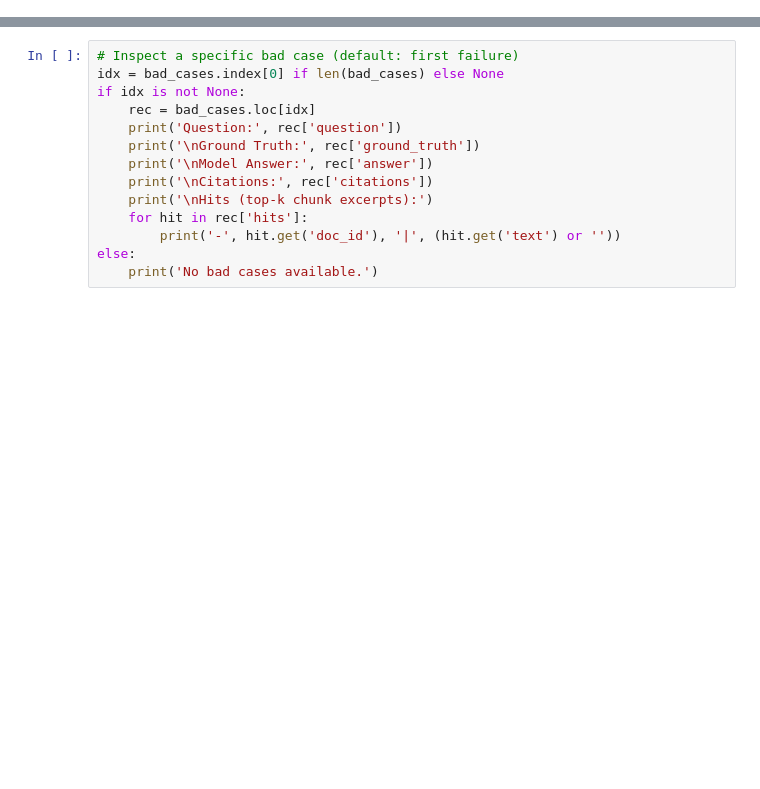
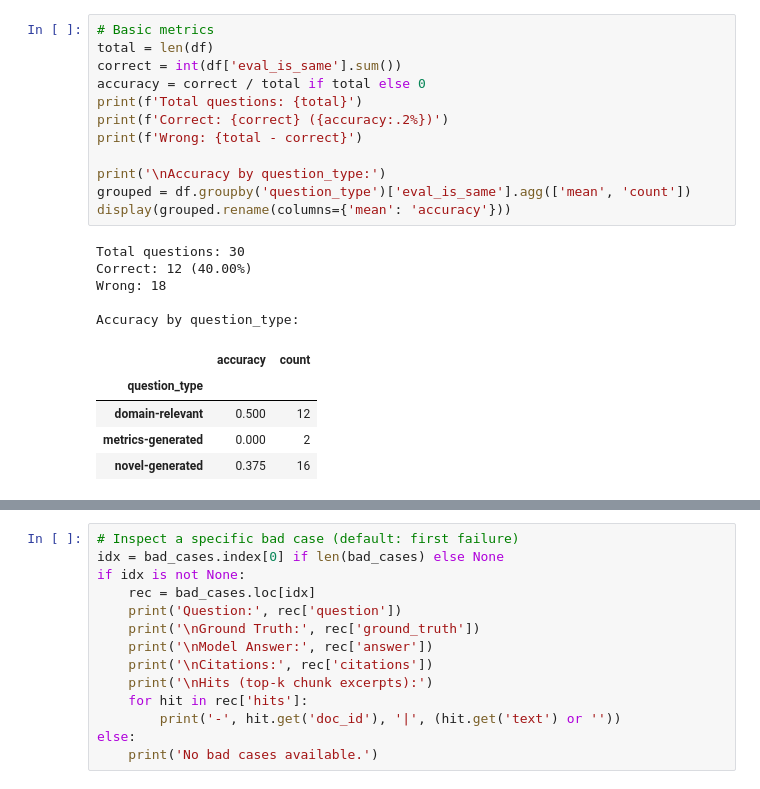
Before and after one commit to seokhyunmoon/Financial_Document_Analyzer, a Jupyter notebook: notebooks/financebench_analysis.ipynb, the cells around one changed output, grey strips where cells are left out. Saved outputs shown, nothing was run; the diff lists cells and outputs as text; blank space fills up the shorter version.

```diff
--- a/notebooks/financebench_analysis.ipynb
+++ b/notebooks/financebench_analysis.ipynb
@@ -47,3 +47,26 @@ Saved preview table to /home/moon/Desktop/Financial_Document_Analyzer/data/logs/
+# %%
+# Basic metrics
+total = len(df)
+correct = int(df['eval_is_same'].sum())
+accuracy = correct / total if total else 0
+print(f'Total questions: {total}')
+print(f'Correct: {correct} ({accuracy:.2%})')
+print(f'Wrong: {total - correct}')
+
+print('\nAccuracy by question_type:')
+grouped = df.groupby('question_type')['eval_is_same'].agg(['mean', 'count'])
+display(grouped.rename(columns={'mean': 'accuracy'}))
+# %% [output]
+Total questions: 30
+Correct: 12 (40.00%)
+Wrong: 18
+
+Accuracy by question_type:
+|  | accuracy | count |
+| question_type |  |  |
+| domain-relevant | 0.500 | 12 |
+| metrics-generated | 0.000 | 2 |
+| novel-generated | 0.375 | 16 |
 # %%
 # Inspect incorrect predictions
 bad_cases = df[df['eval_is_same'] == False]
```
Also changed, not shown: parts of 5 cells of this notebook, 4 other files.
